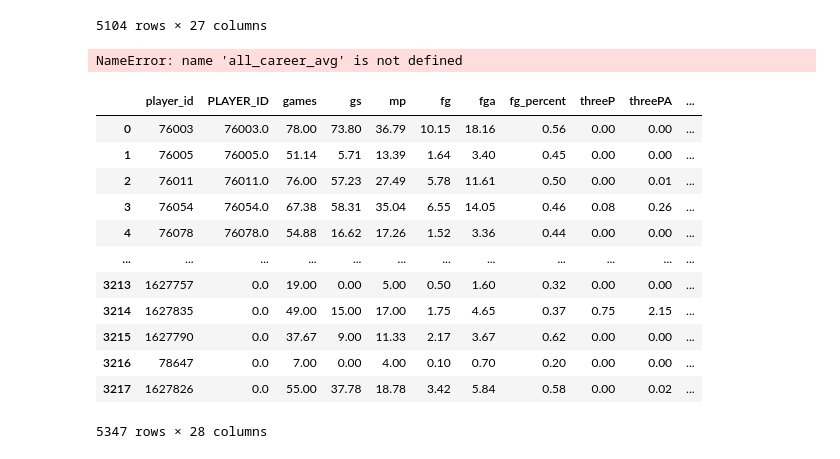
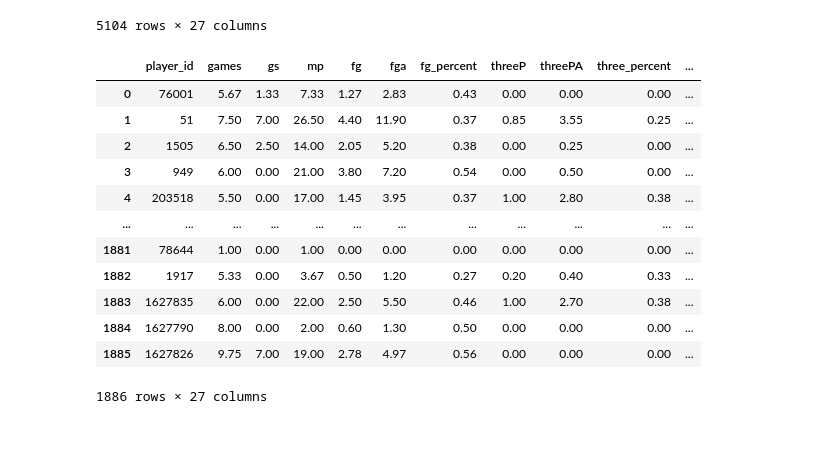
Before and after one commit to Scesar1/nba-stats, a Jupyter notebook: data/career.ipynb, the cells around one changed output. Saved outputs shown, nothing was run; the diff lists cells and outputs as text; code cells hidden in the pictures.

```diff
--- a/data/career.ipynb
+++ b/data/career.ipynb
@@ -253,23 +237,23 @@ all_career_avg = pd.concat([df, merged_stats_attempt])
 all_career_avg.fillna(0, inplace=True)
 all_career_avg['player_id'] = all_career_avg['player_id'].astype(int)
 # For playoffs_s, if -99, then 'N'
-all_career_avg['playoffs_s'] = np.where(all_career_avg['playoffs_s'] == 0, 'N', all_career_avg['playoffs_s']).astype(str)
+# all_career_avg['playoffs_s'] = np.where(all_career_avg['playoffs_s'] == 0, 'N', all_career_avg['playoffs_s']).astype(str)
+# all_career_avg['playoffs_s'] = np.where(all_career_avg['playoffs_s'] == '1', 'N', all_career_avg['playoffs_s']).astype(str)
-# %% [output]
-NameError: name 'all_career_avg' is not defined
 # %%
-all_career_avg.to_csv('player_career_avg.csv', index=False)
-all_career_avg
+#all_career_avg.drop(['PLAYER_ID'], axis=1, inplace=True)
+#all_career_avg.to_csv('player_career_avg.csv', index=False)
+all_career_avg[all_career_avg['playoffs_s'] == 'Y']
 # %% [output]
-|  | player_id | PLAYER_ID | games | gs | mp | fg | fga | fg_percent | threeP | threePA | ... |
-| 0 | 76003 | 76003.0 | 78.00 | 73.80 | 36.79 | 10.15 | 18.16 | 0.56 | 0.00 | 0.00 | ... |
-| 1 | 76005 | 76005.0 | 51.14 | 5.71 | 13.39 | 1.64 | 3.40 | 0.45 | 0.00 | 0.00 | ... |
-| 2 | 76011 | 76011.0 | 76.00 | 57.23 | 27.49 | 5.78 | 11.61 | 0.50 | 0.00 | 0.01 | ... |
-| 3 | 76054 | 76054.0 | 67.38 | 58.31 | 35.04 | 6.55 | 14.05 | 0.46 | 0.08 | 0.26 | ... |
-| 4 | 76078 | 76078.0 | 54.88 | 16.62 | 17.26 | 1.52 | 3.36 | 0.44 | 0.00 | 0.00 | ... |
+|  | player_id | games | gs | mp | fg | fga | fg_percent | threeP | threePA | three_percent | ... |
+| 0 | 76001 | 5.67 | 1.33 | 7.33 | 1.27 | 2.83 | 0.43 | 0.00 | 0.00 | 0.00 | ... |
+| 1 | 51 | 7.50 | 7.00 | 26.50 | 4.40 | 11.90 | 0.37 | 0.85 | 3.55 | 0.25 | ... |
+| 2 | 1505 | 6.50 | 2.50 | 14.00 | 2.05 | 5.20 | 0.38 | 0.00 | 0.25 | 0.00 | ... |
+| 3 | 949 | 6.00 | 0.00 | 21.00 | 3.80 | 7.20 | 0.54 | 0.00 | 0.50 | 0.00 | ... |
+| 4 | 203518 | 5.50 | 0.00 | 17.00 | 1.45 | 3.95 | 0.37 | 1.00 | 2.80 | 0.38 | ... |
 | ... | ... | ... | ... | ... | ... | ... | ... | ... | ... | ... | ... |
-| 3213 | 1627757 | 0.0 | 19.00 | 0.00 | 5.00 | 0.50 | 1.60 | 0.32 | 0.00 | 0.00 | ... |
-| 3214 | 1627835 | 0.0 | 49.00 | 15.00 | 17.00 | 1.75 | 4.65 | 0.37 | 0.75 | 2.15 | ... |
-| 3215 | 1627790 | 0.0 | 37.67 | 9.00 | 11.33 | 2.17 | 3.67 | 0.62 | 0.00 | 0.00 | ... |
-| 3216 | 78647 | 0.0 | 7.00 | 0.00 | 4.00 | 0.10 | 0.70 | 0.20 | 0.00 | 0.00 | ... |
-| 3217 | 1627826 | 0.0 | 55.00 | 37.78 | 18.78 | 3.42 | 5.84 | 0.58 | 0.00 | 0.02 | ... |
+| 1881 | 78644 | 1.00 | 0.00 | 1.00 | 0.00 | 0.00 | 0.00 | 0.00 | 0.00 | 0.00 | ... |
+| 1882 | 1917 | 5.33 | 0.00 | 3.67 | 0.50 | 1.20 | 0.27 | 0.20 | 0.40 | 0.33 | ... |
+| 1883 | 1627835 | 6.00 | 0.00 | 22.00 | 2.50 | 5.50 | 0.46 | 1.00 | 2.70 | 0.38 | ... |
+| 1884 | 1627790 | 8.00 | 0.00 | 2.00 | 0.60 | 1.30 | 0.50 | 0.00 | 0.00 | 0.00 | ... |
+| 1885 | 1627826 | 9.75 | 7.00 | 19.00 | 2.78 | 4.97 | 0.56 | 0.00 | 0.00 | 0.00 | ... |
-5347 rows × 28 columns
+1886 rows × 27 columns
```
Also changed, not shown: parts of 1 cell of this notebook, 9 other files.
